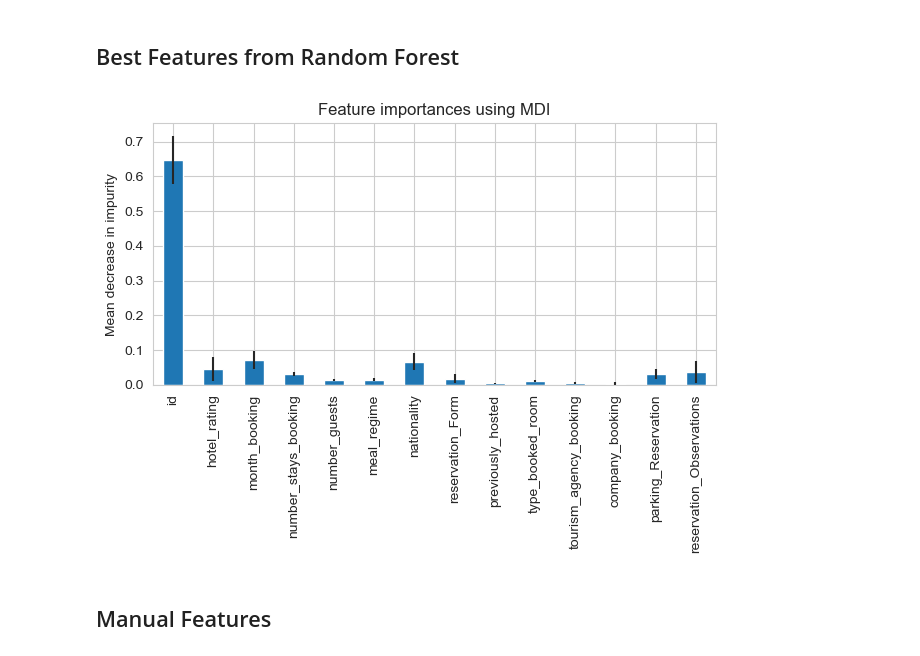
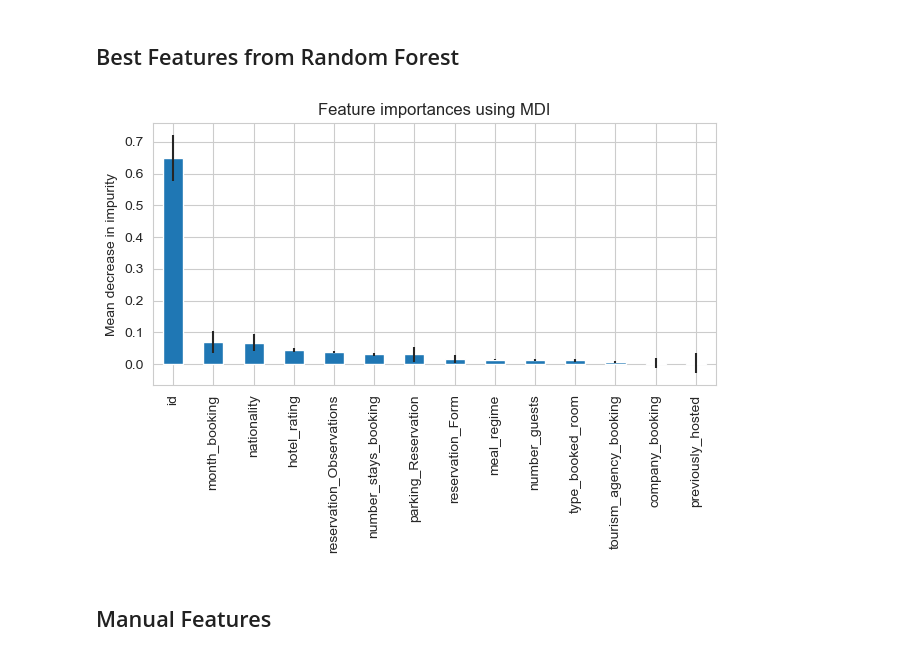
Before and after one commit to HallanMiranda/Rede-Hoteleira-Europeia, a Jupyter notebook: hachday_hotel-chain/hack-day_V2.ipynb, the cells around one changed output. Drawn from its saved outputs; the diff is of its cells as text; code cells hidden in the pictures.

```diff
--- a/hachday_hotel-chain/hack-day_V2.ipynb
+++ b/hachday_hotel-chain/hack-day_V2.ipynb
@@ -86,9 +87,6 @@ df = df.rename(columns={'Classificação do hotel': 'hotel_rating', 'Meses da re
 df.dropna(inplace=True)
 #df['nationality'] = df['nationality'].apply(
 #    lambda x: 'nao_identificado' if pd.isnull(x) else x)
-
-df['number_guests'] = df['number_guests'].apply(
-    lambda x: 1 if pd.isnull(x) else x)
 # %%
 df.isna().sum()
 # %% [output]
@@ -250,29 +274,29 @@ cols_selected_boruta = X_train.iloc[:,cols_selected_boruta].columns.tolist()
 clf = RandomForestClassifier(n_estimators=1000, n_jobs=-1)
 model = clf.fit(X_train.values, y_train.values)
 # %%
-
 import time
 import numpy as np
+import pandas as pd
 
 importances = model.feature_importances_
 feature_names = [x for x in X_train.columns]
 
 forest_importances = pd.Series(importances, index=feature_names)
-
+forest_importances_sorted = forest_importances.sort_values(ascending= False) # add this line to sort the values
 
 start_time = time.time()
 importances = model.feature_importances_
 std = np.std([tree.feature_importances_ for tree in model.estimators_], axis=0)
 elapsed_time = time.time() - start_time
 
 
 fig, ax = plt.subplots()
-forest_importances.plot.bar(yerr=std, ax=ax)
+forest_importances_sorted.plot.bar(yerr=std, ax=ax)
 ax.set_title("Feature importances using MDI")
 ax.set_ylabel("Mean decrease in impurity")
 fig.tight_layout()
 # %% [output]
-[figure, old version]
+[figure, new version]
 # %% [markdown]
 ## Manual Features
 # %%
```
Also changed, not shown: parts of 8 cells of this notebook.
